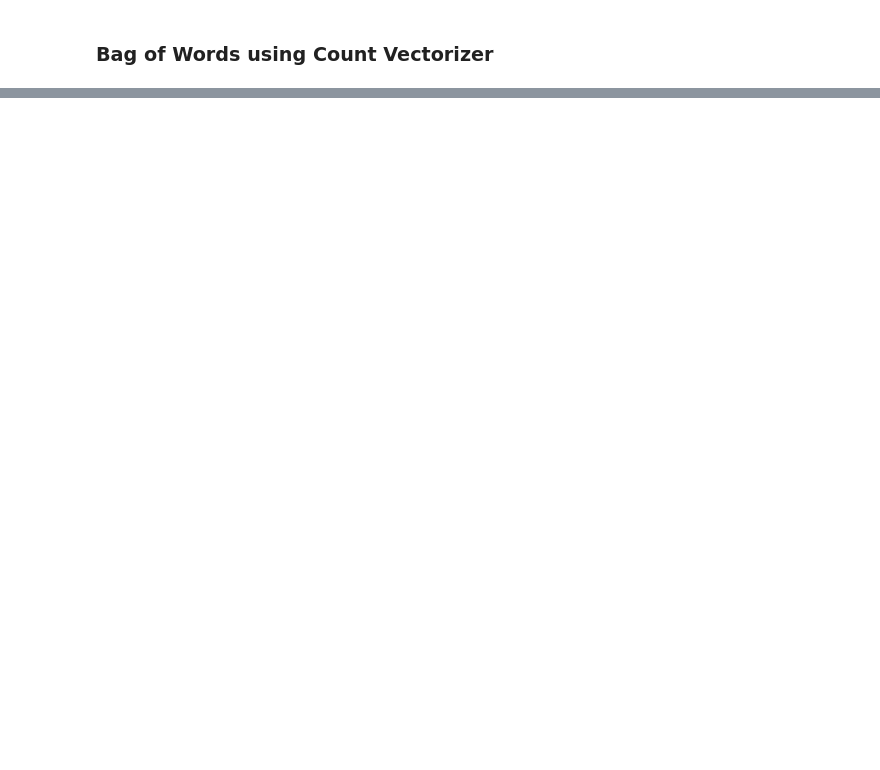
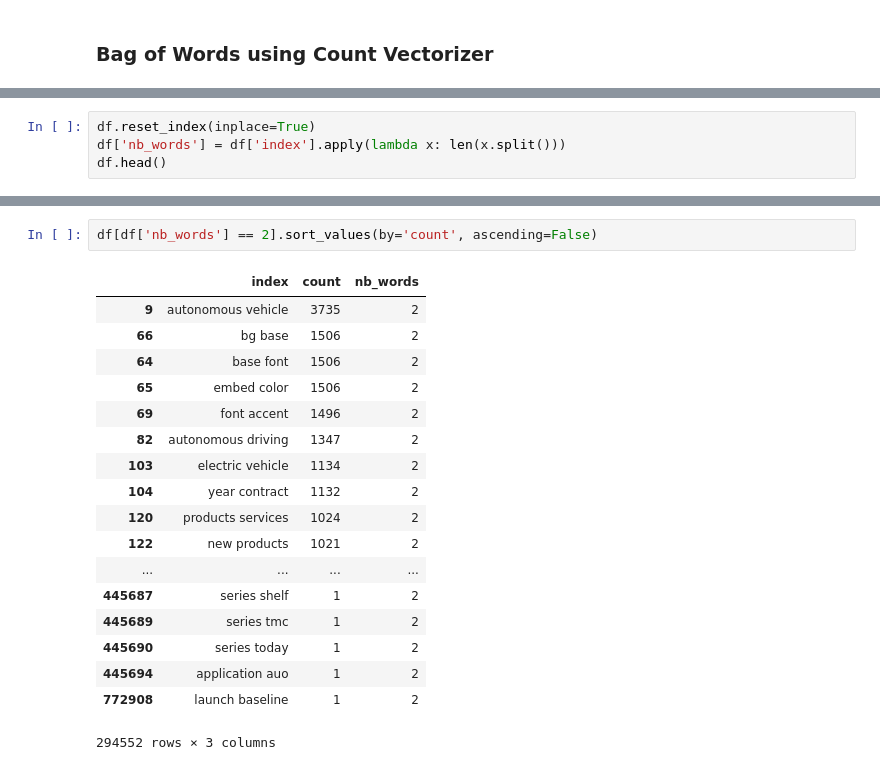
Before and after one commit to Medbeji/Automatic-Keyword-Extractor, a Jupyter notebook: bow_method.ipynb, the cells around one changed output, grey strips where cells are left out. Cells and saved outputs as stored; diff of their text form; blank space fills up the shorter version.

```diff
--- a/bow_method.ipynb
+++ b/bow_method.ipynb
@@ -47,0 +159,4 @@ pd.DataFrame.from_dict(result_dict, orient='index',columns=['count'])
+# %%
+df.reset_index(inplace=True)
+df['nb_words'] = df['index'].apply(lambda x: len(x.split()))
+df.head()
@@ -47,0 +170,21 @@ pd.DataFrame.from_dict(result_dict, orient='index',columns=['count'])
+# %%
+df[df['nb_words'] == 2].sort_values(by='count', ascending=False)
+# %% [output]
+|  | index | count | nb_words |
+| 9 | autonomous vehicle | 3735 | 2 |
+| 66 | bg base | 1506 | 2 |
+| 64 | base font | 1506 | 2 |
+| 65 | embed color | 1506 | 2 |
+| 69 | font accent | 1496 | 2 |
+| 82 | autonomous driving | 1347 | 2 |
+| 103 | electric vehicle | 1134 | 2 |
+| 104 | year contract | 1132 | 2 |
+| 120 | products services | 1024 | 2 |
+| 122 | new products | 1021 | 2 |
+| ... | ... | ... | ... |
+| 445687 | series shelf | 1 | 2 |
+| 445689 | series tmc | 1 | 2 |
+| 445690 | series today | 1 | 2 |
+| 445694 | application auo | 1 | 2 |
+| 772908 | launch baseline | 1 | 2 |
+294552 rows × 3 columns
```
Also changed, not shown: parts of 23 cells of this notebook, 8 other files.
